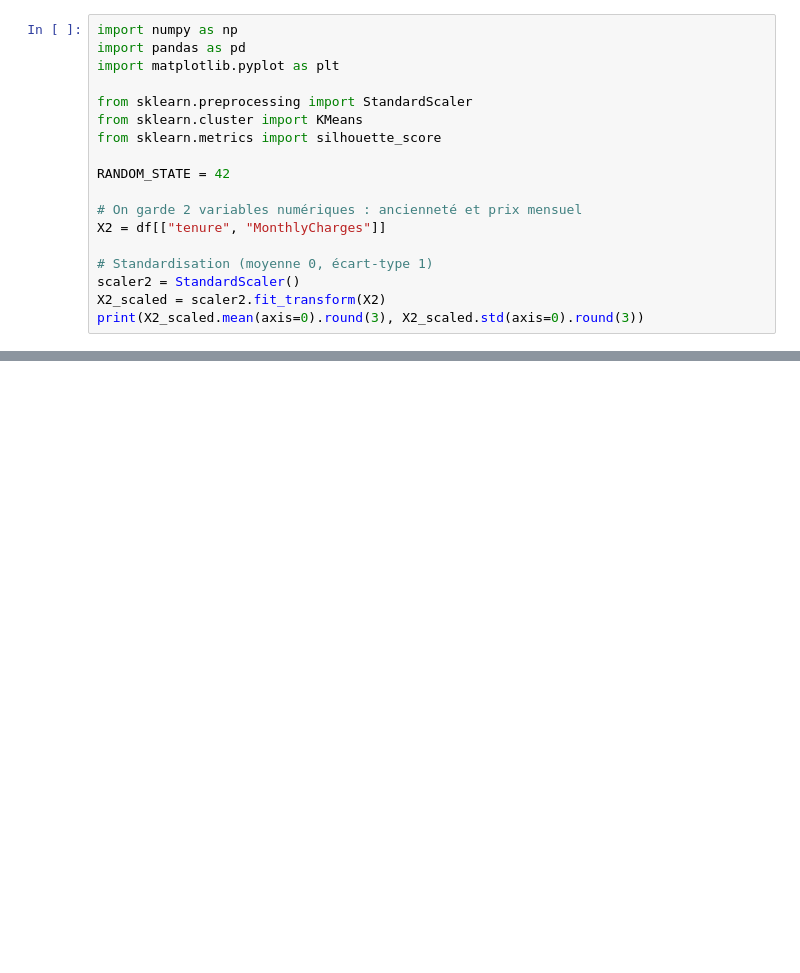
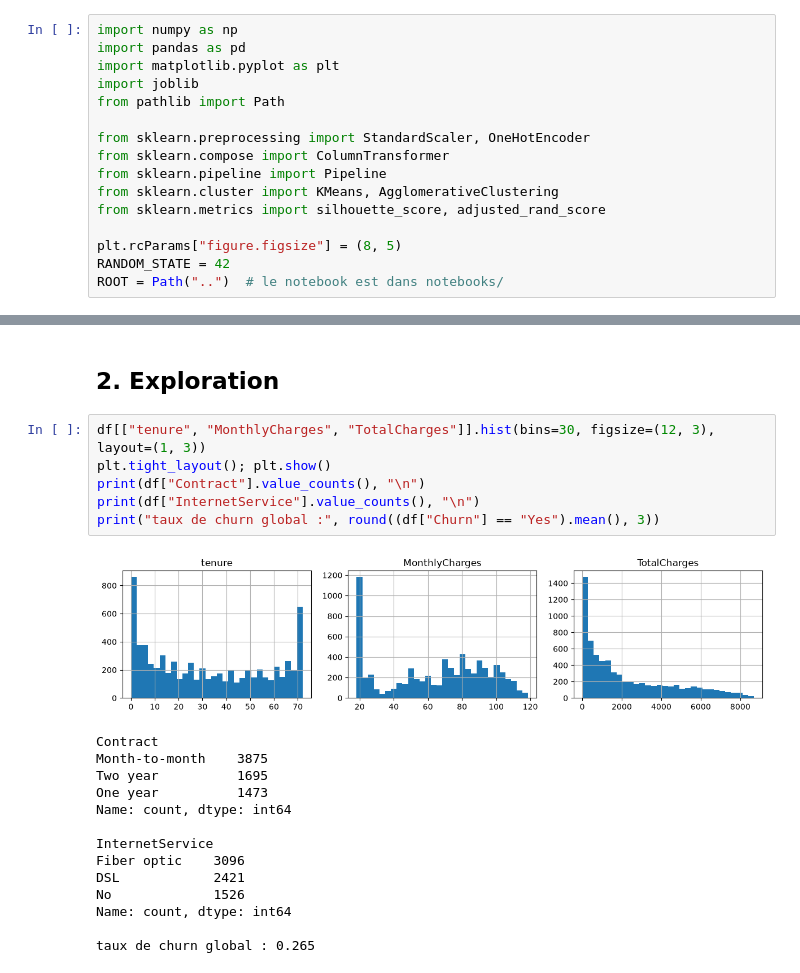
Before and after one commit to Alxisb0/IA_projet, a Jupyter notebook: notebooks/clustering.ipynb, the cells around one changed output, grey strips where cells are left out. Cells and saved outputs as stored; diff of their text form; blank space fills up the shorter version.

Commit message:
notebook +debut fonction llm

```diff
--- a/notebooks/clustering.ipynb
+++ b/notebooks/clustering.ipynb
@@ -2,17 +10,15 @@
 import numpy as np
 import pandas as pd
 import matplotlib.pyplot as plt
+import joblib
+from pathlib import Path
 
-from sklearn.preprocessing import StandardScaler
-from sklearn.cluster import KMeans
-from sklearn.metrics import silhouette_score
+from sklearn.preprocessing import StandardScaler, OneHotEncoder
+from sklearn.compose import ColumnTransformer
+from sklearn.pipeline import Pipeline
+from sklearn.cluster import KMeans, AgglomerativeClustering
+from sklearn.metrics import silhouette_score, adjusted_rand_score
 
+plt.rcParams["figure.figsize"] = (8, 5)
 RANDOM_STATE = 42
-
-# On garde 2 variables numériques : ancienneté et prix mensuel
-X2 = df[["tenure", "MonthlyCharges"]]
-
-# Standardisation (moyenne 0, écart-type 1)
-scaler2 = StandardScaler()
-X2_scaled = scaler2.fit_transform(X2)
-print(X2_scaled.mean(axis=0).round(3), X2_scaled.std(axis=0).round(3))
+ROOT = Path("..")  # le notebook est dans notebooks/
@@ -20,0 +49,23 @@ print(X2_scaled.mean(axis=0).round(3), X2_scaled.std(axis=0).round(3))
+# %% [markdown]
+## 2. Exploration
+# %%
+df[["tenure", "MonthlyCharges", "TotalCharges"]].hist(bins=30, figsize=(12, 3), layout=(1, 3))
+plt.tight_layout(); plt.show()
+print(df["Contract"].value_counts(), "\n")
+print(df["InternetService"].value_counts(), "\n")
+print("taux de churn global :", round((df["Churn"] == "Yes").mean(), 3))
+# %% [output]
+[figure, added]
+Contract
+Month-to-month    3875
+Two year          1695
+One year          1473
+Name: count, dtype: int64
+
+InternetService
+Fiber optic    3096
+DSL            2421
+No             1526
+Name: count, dtype: int64
+
+taux de churn global : 0.265
```
Also changed, not shown: parts of 20 cells of this notebook, 7 other files.
